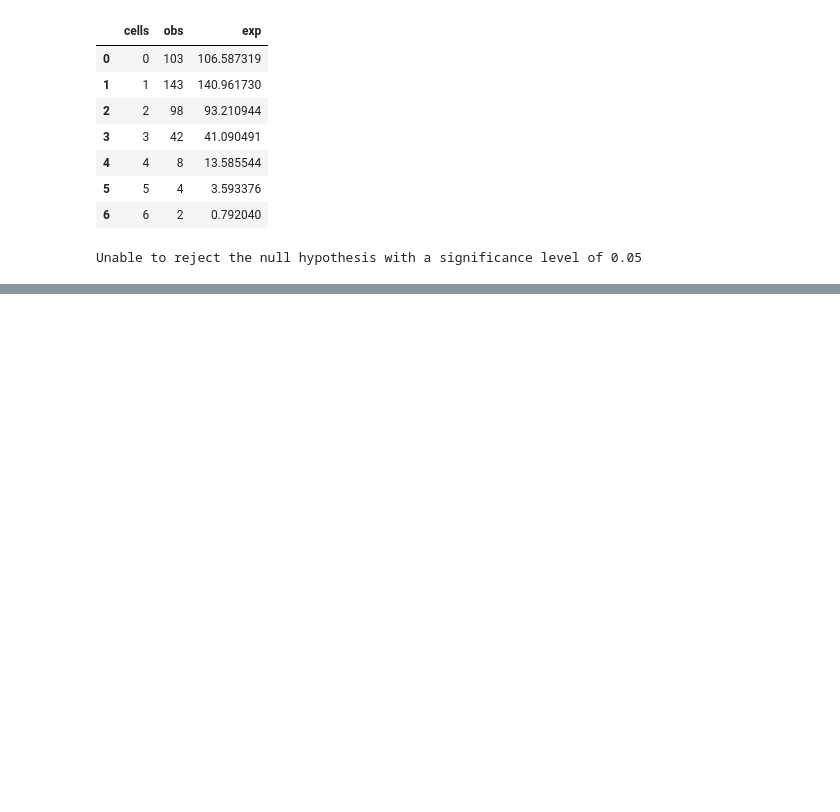
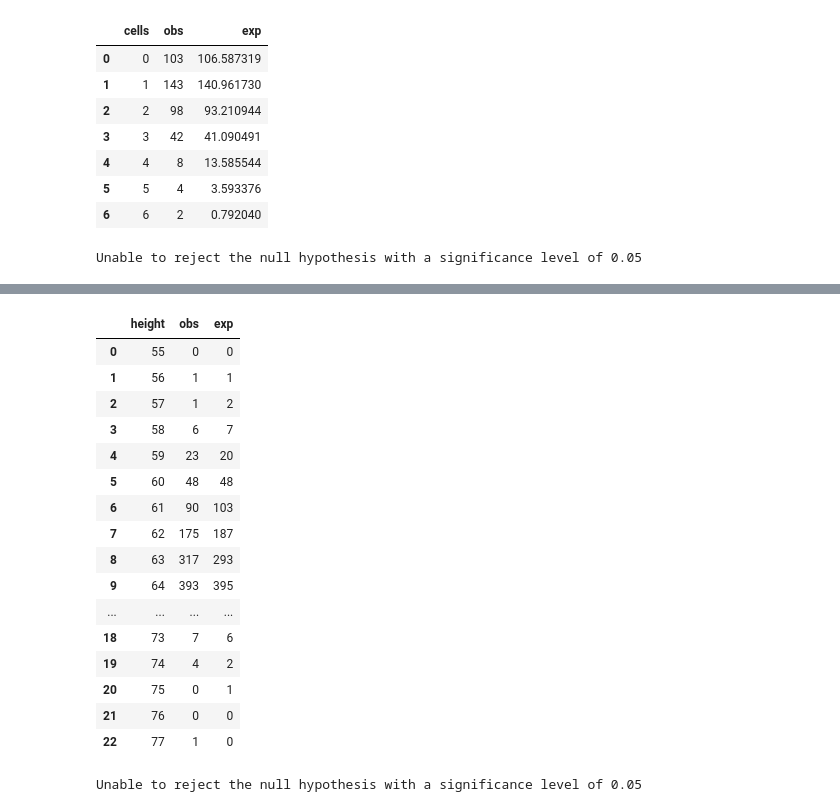
Before and after one commit to ArturoSbr/Principles-of-Statistics-MG-Bulmer-1965, a Jupyter notebook: 9_tests_of_significance.ipynb, the cells around one changed output, grey strips where cells are left out. Saved outputs shown, nothing was run; the diff lists cells and outputs as text; code cells hidden in the pictures; blank space fills up the shorter version.

```diff
--- a/9_tests_of_significance.ipynb
+++ b/9_tests_of_significance.ipynb
@@ -347,0 +355,36 @@ Unable to reject the null hypothesis with a significance level of 0.05
+# %%
+df = pd.DataFrame({'height':range(55, 78),
+                   'obs':[0,1,1,6,23,48,90,175,317,393,462,458,413,264,177,97,46,17,7,4,0,0,1],
+                   'exp':[0,1,2,7,20,48,103,187,293,395,458,455,390,287,182,99,46,19,6,2,1,0,0]})
+df
+# %% [output]
+|  | height | obs | exp |
+| 0 | 55 | 0 | 0 |
+| 1 | 56 | 1 | 1 |
+| 2 | 57 | 1 | 2 |
+| 3 | 58 | 6 | 7 |
+| 4 | 59 | 23 | 20 |
+| 5 | 60 | 48 | 48 |
+| 6 | 61 | 90 | 103 |
+| 7 | 62 | 175 | 187 |
+| 8 | 63 | 317 | 293 |
+| 9 | 64 | 393 | 395 |
+| ... | ... | ... | ... |
+| 18 | 73 | 7 | 6 |
+| 19 | 74 | 4 | 2 |
+| 20 | 75 | 0 | 1 |
+| 21 | 76 | 0 | 0 |
+| 22 | 77 | 1 | 0 |
+# %%
+# Group classes together so all heights have values ≥ 5
+df = pd.concat([df[df['height'] <= 58].sum().to_frame().transpose(),
+                df[(df['height'] > 58) & (df['height'] < 73)],
+                df[df['height'] >= 73].sum().to_frame().transpose()], axis=0)
+
+# Chi-square test
+chi2_test = stats.chisquare(f_obs=df['obs'], f_exp=df['exp'], ddof=2)
+
+# Test H_0
+test(alpha=0.05, p_value=chi2_test[1])
+# %% [output]
+Unable to reject the null hypothesis with a significance level of 0.05
```
Also changed, not shown: parts of 29 cells of this notebook.
